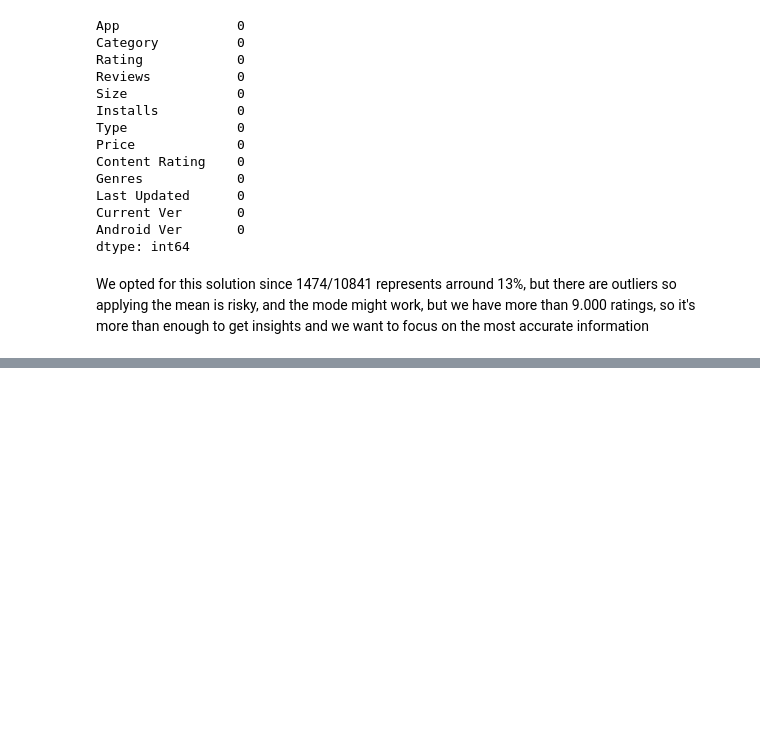
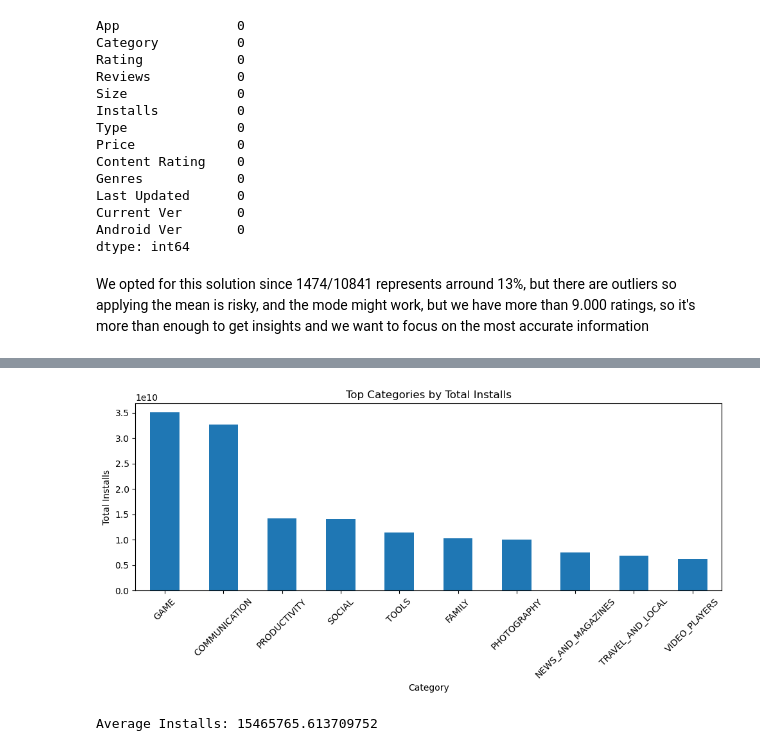
Before and after one commit to AlexMateu21/google-apps-mini-project, a Jupyter notebook: project2.ipynb, the cells around one changed output, grey strips where cells are left out. Cells and saved outputs as stored; diff of their text form; code cells hidden in the pictures; blank space fills up the shorter version.

```diff
--- a/project2.ipynb
+++ b/project2.ipynb
@@ -106,0 +195,26 @@ We opted for this solution since 1474/10841 represents arround 13%, but there ar
+# %%
+# Total installs by category
+installs_by_category = df_viz.groupby("Category")["Installs_clean"].sum()
+
+# Get top 10 categories
+top_installs_categories = installs_by_category.sort_values(ascending=False).head(10)
+
+plt.figure(figsize=(10,5))
+
+top_installs_categories.plot(kind="bar")
+
+plt.title("Top Categories by Total Installs")
+plt.xlabel("Category")
+plt.ylabel("Total Installs")
+plt.xticks(rotation=45)
+
+plt.tight_layout()
+plt.show()
+# %% [output]
+[figure, added]
+# %%
+# AVERAGE OF INSTALLS
+average_installs = df_viz["Installs_clean"].mean()
+print(f"Average Installs: {average_installs}")
+# %% [output]
+Average Installs: 15465765.613709752
```
Also changed, not shown: parts of 16 cells of this notebook.
